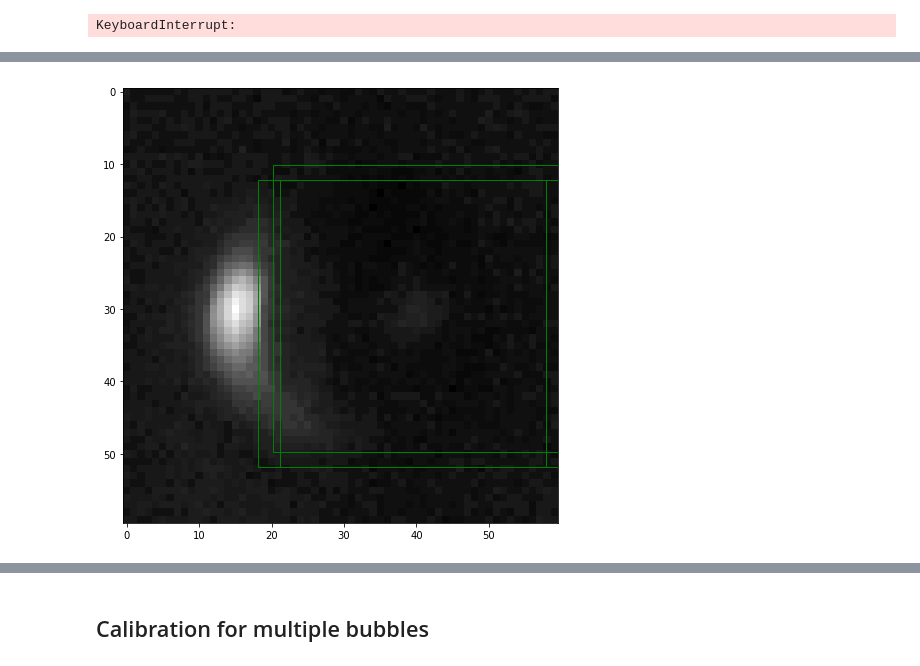
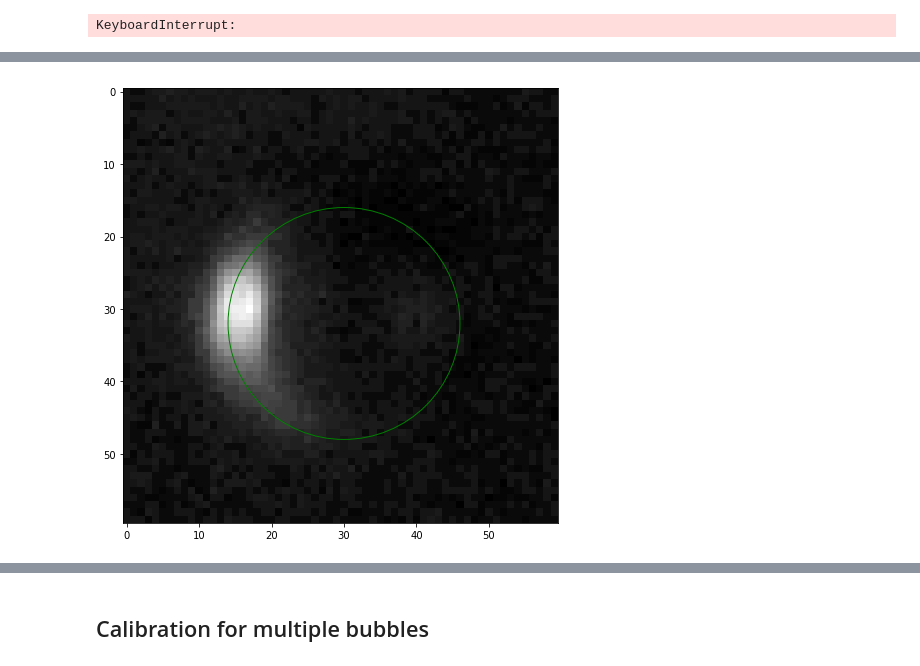
Before and after one commit to zazizizou/gradient_ansatz, a Jupyter notebook: radius_calibration.ipynb, the cells around one changed output, grey strips where cells are left out. Saved outputs shown, nothing was run; the diff lists cells and outputs as text; code cells hidden in the pictures.

```diff
--- a/radius_calibration.ipynb
+++ b/radius_calibration.ipynb
@@ -342,9 +345,11 @@ for tr in tracks:
                                        window_size=60,
                                        pad_mode="constant")
             sub_images.append(subimg)
-            res_circ = red_bubble_one(subimg, smooth_mask, verbose=True)
+
+            res_circ = red_bubble_one(subimg, method="circle_fit", smooth_mask=smooth_mask, verbose=True)
+
             res_circles.append(res_circ)
-            radii += [res_circ.radius]
+            #radii += [res_circ.radius]
 # %% [output]
 #-#-#-#-#-#- new_bubble -#-#-#-#-#-#- []
 #-#-#-#-#-#- new_bubble -#-#-#-#-#-#- [[29 15]]
@@ -415,7 +430,7 @@ pred_lb = detec_bubble(img1,
                        classifier="cnn",
                        output_shape="Rectangle",
                        signal_len=10,
-                       signal_inverted=True)
+                       flip_signal=True)
 # %% [output]
 KeyboardInterrupt:
 # %%
@@ -440,0 +495,2 @@ img1 = sub_images[2]
+# %%
+img1 = sub_images[3]
@@ -440,0 +502,9 @@ img1 = sub_images[2]
+# %%
+pred_lb = detec_bubble(img1,
+                       calib_radius_func=lambda x: x,
+                       threshold_abs=50,
+                       min_distance = 10,
+                       classifier="cnn",
+                       output_shape="Circle",
+                       signal_len=40,
+                       flip_signal=True)
@@ -441,24 +520,14 @@ img1 = sub_images[2]
 # %%
-pred_lb = detec_bubble(img1,
-                       calib_radius_func=lambda x: x,
-                       threshold_abs=20,
-                       min_distance = 10,
-                       classifier="cnn",
-                       output_shape="Rectangle",
-                       signal_len=10,
-                       signal_inverted=True)
-
 fig1 = plt.figure(figsize=(8,8))
 ax1 = fig1.add_subplot(111, aspect='equal')
 plt.imshow(img1, cmap="gray")
 
 for pr in pred_lb:
             ax1.add_patch(
-                        patches.Rectangle(
-                            (pr.xmin, pr.ymin),
-                            pr.width,
-                            pr.height,
+                        patches.Circle(
+                            (pr.y, pr.x),
+                            pr.radius,
                             fill=False,
                             color="green"))
 # %% [output]
-[figure, old version]
+[figure, new version]
```
Also changed, not shown: parts of 53 cells of this notebook, 6 other files.
